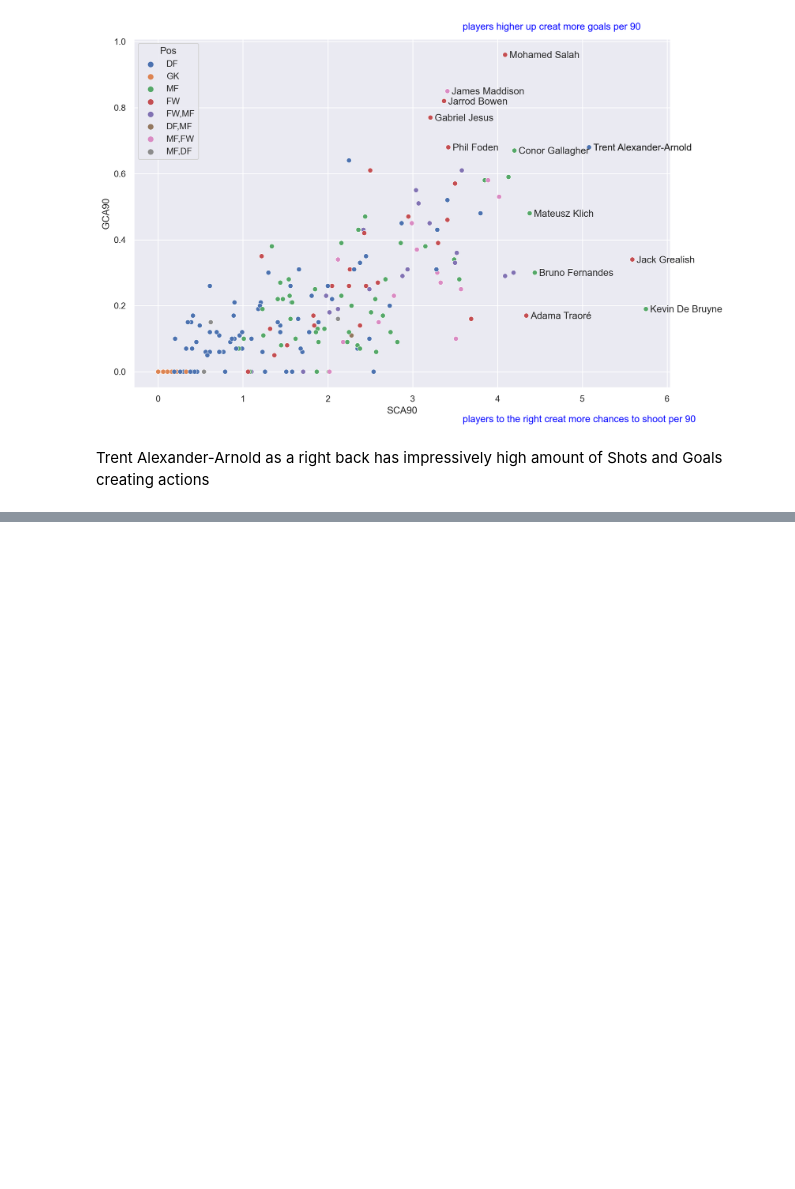
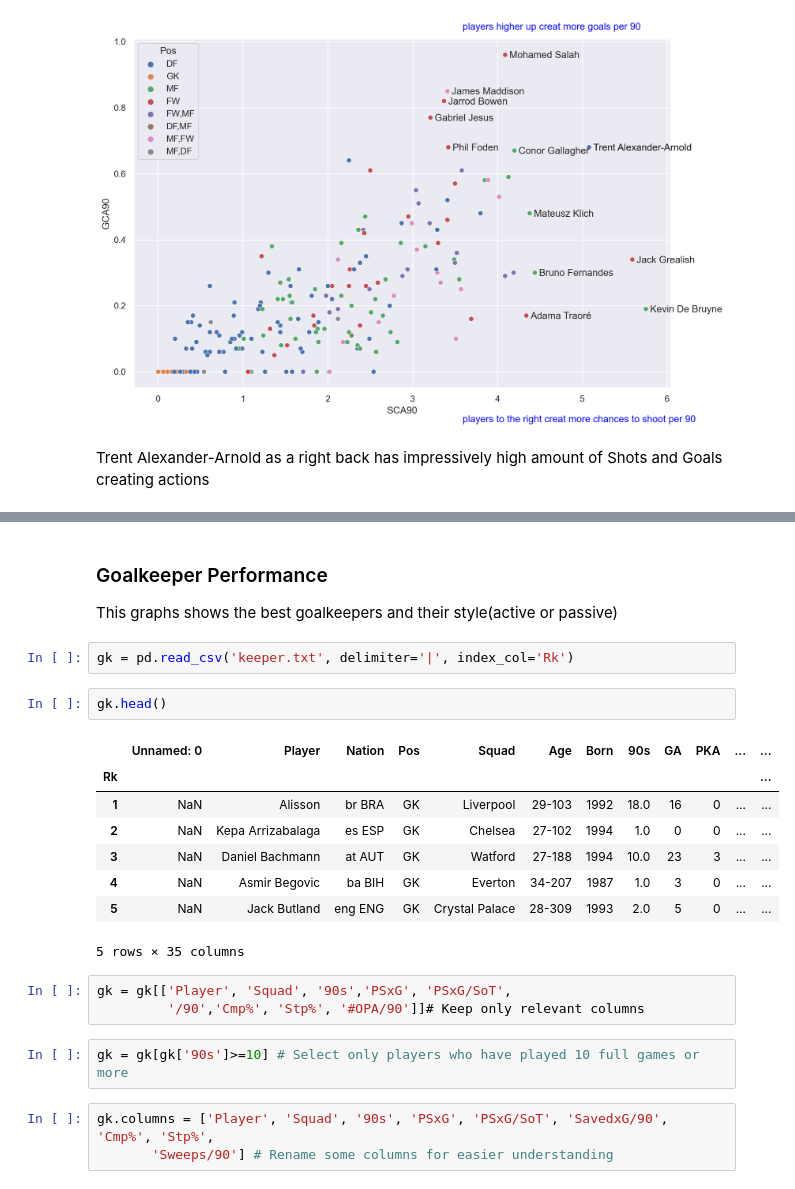
Before and after one commit to ydatay/EPL_Visuals, a Jupyter notebook: EPL_Visual_workbook.ipynb, the cells around one changed output, grey strips where cells are left out. Cells and saved outputs as stored; diff of their text form; blank space fills up the shorter version.

Commit message:
added best goalkeeprs

```diff
--- a/EPL_Visual_workbook.ipynb
+++ b/EPL_Visual_workbook.ipynb
@@ -102,3 +101,28 @@ plt.text(x=0.1,y=0.9,transform=fig.transFigure,
 fig.savefig('finisher.png')
 # %% [output]
 [figure]
+# %% [markdown]
+### Goalkeeper Performance
+
+This graphs shows the best goalkeepers and their style(active or passive)
+# %%
+gk = pd.read_csv('keeper.txt', delimiter='|', index_col='Rk')
+# %%
+gk.head()
+# %% [output]
+|  | Unnamed: 0 | Player | Nation | Pos | Squad | Age | Born | 90s | GA | PKA | ... | ... |
+| Rk |  |  |  |  |  |  |  |  |  |  |  | ... |
+| 1 | NaN | Alisson | br BRA | GK | Liverpool | 29-103 | 1992 | 18.0 | 16 | 0 | ... | ... |
+| 2 | NaN | Kepa Arrizabalaga | es ESP | GK | Chelsea | 27-102 | 1994 | 1.0 | 0 | 0 | ... | ... |
+| 3 | NaN | Daniel Bachmann | at AUT | GK | Watford | 27-188 | 1994 | 10.0 | 23 | 3 | ... | ... |
+| 4 | NaN | Asmir Begovic | ba BIH | GK | Everton | 34-207 | 1987 | 1.0 | 3 | 0 | ... | ... |
+| 5 | NaN | Jack Butland | eng ENG | GK | Crystal Palace | 28-309 | 1993 | 2.0 | 5 | 0 | ... | ... |
+5 rows × 35 columns
+# %%
+gk = gk[['Player', 'Squad', '90s','PSxG', 'PSxG/SoT',
+         '/90','Cmp%', 'Stp%', '#OPA/90']]# Keep only relevant columns
+# %%
+gk = gk[gk['90s']>=10] # Select only players who have played 10 full games or more
+# %%
+gk.columns = ['Player', 'Squad', '90s', 'PSxG', 'PSxG/SoT', 'SavedxG/90', 'Cmp%', 'Stp%',
+       'Sweeps/90'] # Rename some columns for easier understanding
```
Also changed, not shown: parts of 12 cells of this notebook, 2 other files.
